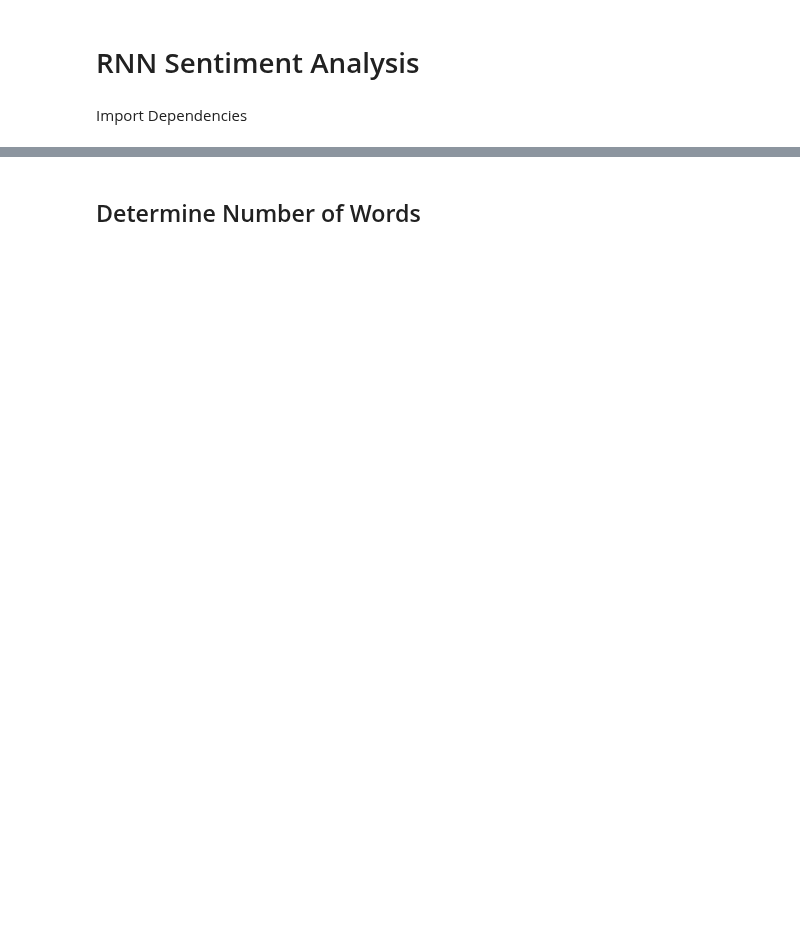
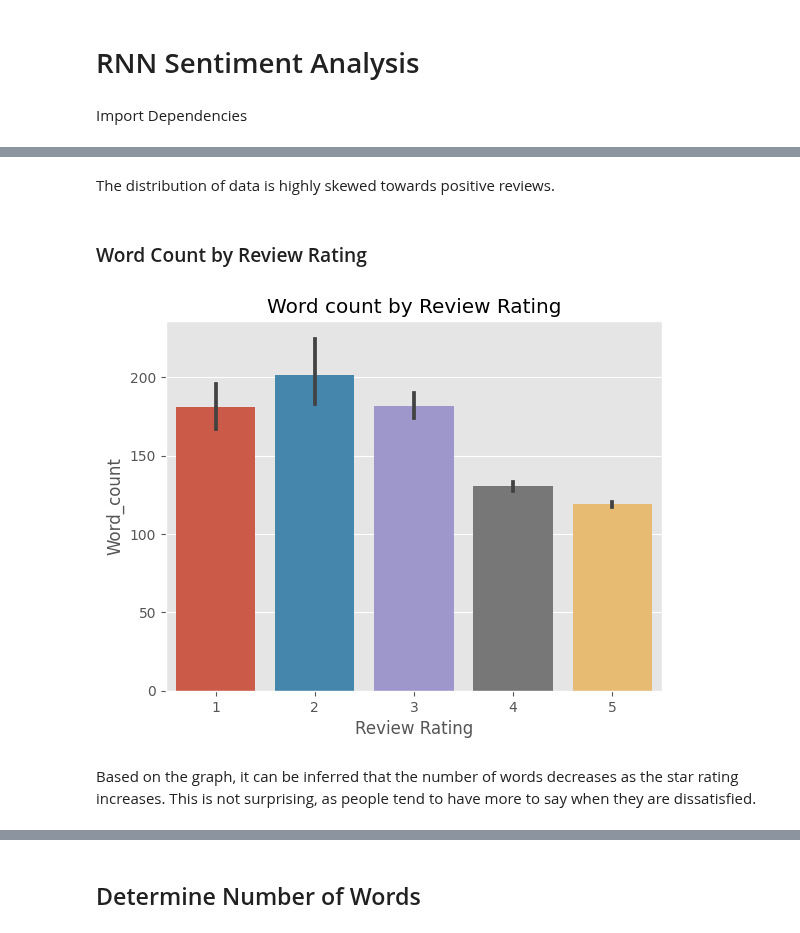
Before and after one commit to Shahmaan/Examensarbete_DS21, a Jupyter notebook: rnn_sentiment_analysis.ipynb, the cells around one changed output, grey strips where cells are left out. Drawn from its saved outputs; the diff is of its cells as text; code cells hidden in the pictures; blank space fills up the shorter version.

```diff
--- a/rnn_sentiment_analysis.ipynb
+++ b/rnn_sentiment_analysis.ipynb
@@ -77,0 +213,12 @@ def preprocess_text(sen):
+# %% [markdown]
+The distribution of data is highly skewed towards positive reviews.
+# %% [markdown]
+### Word Count by Review Rating
+# %%
+ax = sns.barplot(df, x='Review Rating', y='Word_count')
+ax.set_title('Word count by Review Rating')
+plt.show()
+# %% [output]
+[figure, added]
+# %% [markdown]
+Based on the graph, it can be inferred that the number of words decreases as the star rating increases. This is not surprising, as people tend to have more to say when they are dissatisfied.
```
Also changed, not shown: parts of 63 cells of this notebook, 7 other files.
